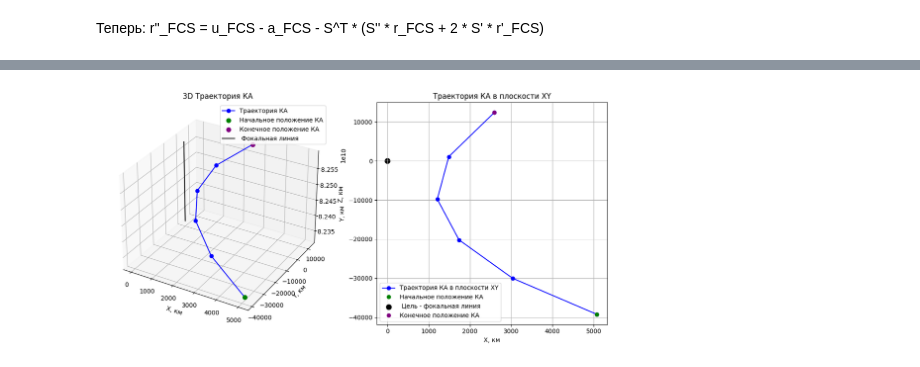
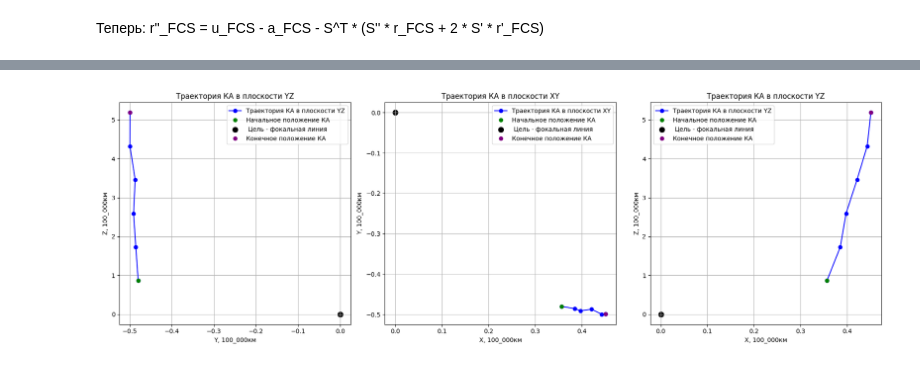
Before and after one commit to BrntD98/Lens_with_dynamics, a Jupyter notebook: Gravity_lens_dinamics.ipynb, the cells around one changed output, grey strips where cells are left out. Drawn from its saved outputs; the diff is of its cells as text; code cells hidden in the pictures.

```diff
--- a/Gravity_lens_dinamics.ipynb
+++ b/Gravity_lens_dinamics.ipynb
@@ -294,10 +373,10 @@ def initialize_weights_random(model):
 model = PPO(
     Gravity_ActorCriticNetworks,
     env_with_dynamics,
-    n_steps=10000,
-    batch_size=10000,
+    n_steps=1000,
+    batch_size=1000,
     n_epochs=30,
-    learning_rate=0.001,
+    learning_rate=0.03,
     verbose=2,
     ent_coef=0.1,
     device=device,
@@ -402,56 +471,69 @@ for i in range(n_imp):
 action_array = np.array(action_array)
 states_array = np.array(states_array)
 obs_array = np.array(obs_array)
 
 # Извлекаем координаты из фазового вектора
-x_array = obs_array[:, 0] * 149597870.7  # Координата x, км
-y_array = obs_array[:, 1] * 149597870.7 # Координата y
-z_array = obs_array[:, 2] * 149597870.7 # Координата z
+x_array = obs_array[:, 0] #* 1.496e8  # Координата x, км
+y_array = obs_array[:, 1] #* 1.496e8 # Координата y
+z_array = obs_array[:, 2] #* 1.496e8 # Координата z
 
 # Извлекаем компоненты скорости
 vx_array = obs_array[:, 3]
 vy_array = obs_array[:, 4]
 vz_array = obs_array[:, 5]
 
 # Создание графиков
 fig = plt.figure(figsize=(18, 6))
 
-# 3D-график траектории
-ax1 = fig.add_subplot(131, projection='3d')
-ax1.plot(x_array, y_array, z_array, '-o', color='blue', label='Траектория КА')
-ax1.scatter(x_array[0], y_array[0], z_array[0], color="green", label="Начальное положение КА", s=50)
-ax1.scatter(x_array[-1], y_array[-1], z_array[-1], color="purple", label="Конечное положение КА", s=50)
-ax1.plot([0, 0], [0, 0],[np.min(z_array), np.max(z_array)], '-', color='black', label=' Фокальная линия')
-ax1.set_title('3D Траектория КА')
-ax1.set_xlabel('X, км')
-ax1.set_ylabel('Y, км')
-ax1.set_zlabel('Z, км')
+# # 3D-график траектории
+# ax1 = fig.add_subplot(131, projection='3d')
+# ax1.plot(x_array, y_array, z_array, '-o', color='blue', label='Траектория КА')
+# ax1.scatter(x_array[0], y_array[0], z_array[0], color="green", label="Начальное положение КА", s=50)
+# ax1.scatter(x_array[-1], y_array[-1], z_array[-1], color="purple", label="Конечное положение КА", s=50)
+# ax1.plot([0, 0], [0, 0],[np.min(z_array), np.max(z_array)], '-', color='black', label=' Фокальная линия')
+# ax1.set_title('3D Траектория КА')
+# ax1.set_xlabel('X, 100_000км')
+# ax1.set_ylabel('Y, 100_000км')
+# ax1.set_zlabel('Z, 100_000км')
+# ax1.legend()
+# 2D-график в плоскости (y, z)
+ax1 = fig.add_subplot(131)
+ax1.plot(y_array, z_array, '-o', color='blue', label='Траектория КА в плоскости YZ')
+ax1.plot(y_array[0], z_array[0], 'o', color="green", label="Начальное положение КА")
+ax1.scatter([0.], [0.], color = 'black', s = 70, label = " Цель - фокальная линия")
+ax1.plot(y_array[-1], z_array[-1], 'o', color="purple", label="Конечное положение КА")
+ax1.set_title('Траектория КА в плоскости YZ')
+ax1.set_xlabel('Y, 100_000км')
+ax1.set_ylabel('Z, 100_000км')
 ax1.legend()
+ax1.grid()
 
 # 2D-график в плоскости (y, z)
 ax2 = fig.add_subplot(132)
 ax2.plot(x_array, y_array, '-o', color='blue', label='Траектория КА в плоскости XY')
 ax2.plot(x_array[0], y_array[0], 'o', color="green", label="Начальное положение КА")
 ax2.scatter([0.], [0.], color = 'black', s = 70, label = " Цель - фокальная линия")
 ax2.plot(x_array[-1], y_array[-1], 'o', color="purple", label="Конечное положение КА")
 ax2.set_title('Траектория КА в плоскости XY')
-ax2.set_xlabel('X, км')
-ax2.set_ylabel('Y, км')
+ax2.set_xlabel('X, 100_000км')
+ax2.set_ylabel('Y, 100_000км')
 ax2.legend()
 ax2.grid()
 
-# # График скоростей (Vy, Vx)
-# ax3 = fig.add_subplot(133)
-# ax3.plot(vx_array, '-o', color='red', label='Vx')
-# ax3.plot(vy_array, '-o', color='blue', label='Vy')
-# ax3.set_title('График скорости')
-# ax3.set_xlabel('Шаги')
-# ax3.set_ylabel('Скорость')
-# ax3.legend()
-# ax3.grid()
+# 2D-график в плоскости (y, z)
+ax3 = fig.add_subplot(133)
+ax3.plot(x_array, z_array, '-o', color='blue', label='Траектория КА в плоскости YZ')
+ax3.plot(x_array[0], z_array[0], 'o', color="green", label="Начальное положение КА")
+ax3.scatter([0.], [0.], color = 'black', s = 70, label = " Цель - фокальная линия")
+ax3.plot(x_array[-1], z_array[-1], 'o', color="purple", label="Конечное положение КА")
+ax3.set_title('Траектория КА в плоскости YZ')
+ax3.set_xlabel('X, 100_000км')
+ax3.set_ylabel('Z, 100_000км')
+ax3.legend()
+ax3.grid()
 
 plt.tight_layout()
 plt.show()
 # %% [output]
-[figure, old version]
+[figure, new version]
 # %%
```
Also changed, not shown: parts of 9 cells of this notebook, 58 other files.
